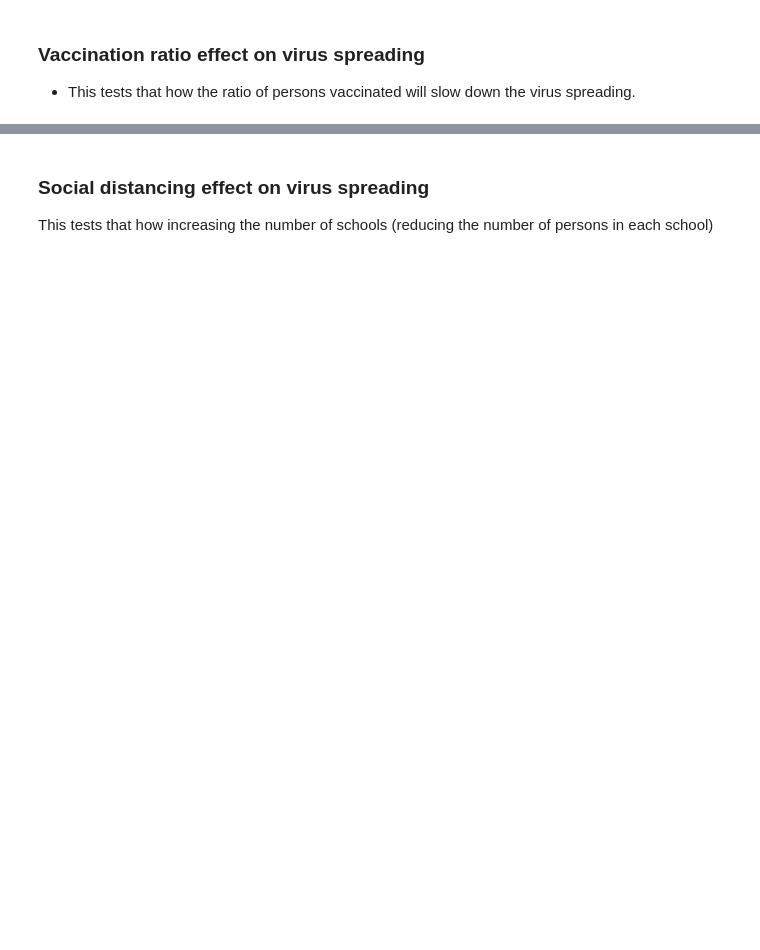
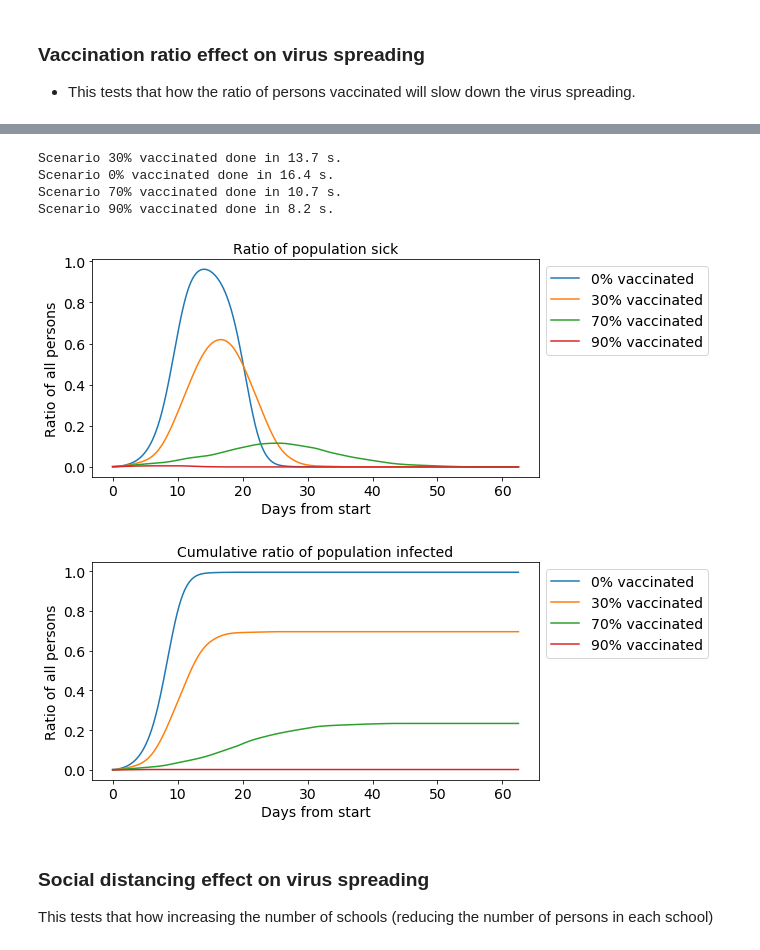
Before and after one commit to Kursula/virus_spreading_simulator, a Jupyter notebook: Virus_sim.ipynb, the cells around one changed output, grey strips where cells are left out. Saved outputs shown, nothing was run; the diff lists cells and outputs as text; code cells hidden in the pictures; blank space fills up the shorter version.

```diff
--- a/Virus_sim.ipynb
+++ b/Virus_sim.ipynb
@@ -247,26 +249,3 @@ Sim round took 6.3 s
 # %% [markdown]
 ### Vaccination ratio effect on virus spreading
 - This tests that how the ratio of persons vaccinated will slow down the virus spreading.
-# %%
-results = {}
-for param in [0, 0.30, 0.7, 0.90]:
-    t0 = time.time()
-    persons, events = setup_simulation(virus=virus,
-                                       vaccinated_ratio=param,
-                                       sick_leave_ok_ratio=0,
-                                       n_sick=4)
-    timestamps, sick_ratio = run_sim(persons=persons,
-                                     events=events,
-                                     virus=virus,
-                                     sim_hours=1500)
-    t1 = time.time()
-    print('Sim round took {:0.1f} s'.format(t1 - t0))
-    results[param] = {}
-    results[param]['x'] = timestamps
-    results[param]['sick_ratio'] = sick_ratio
-    cumul_infs = cumul_inf_ratio(persons=persons, timestamps=timestamps)
-    results[param]['cumul_new_inf'] = cumul_infs
-    results[param]['label'] = '{:0.0f}% vaccinated'.format(param * 100)
-
-plot_sick_ratio(results)
-plot_cumul_inf_ratio(results)
@@ -280,3 +252,32 @@ Sim round took 6.6 s
+# %%
+scenarios = []
+for param in [0, 0.30, 0.7, 0.90]:
+    virus = setup_virus()
+    scen = setup_simulation(
+        virus=virus,
+        vaccinated_ratio=param
+    )
+    scen['label'] = '{:0.0f}% vaccinated'.format(param * 100)
+    scen['virus'] = virus
+    scen['sim_hours'] = 1500
+    scenarios.append(scen)
+
+with Pool(processes=2) as pool:
+    scenarios = pool.map(run_simulation, scenarios)
+
+# Calculate results
+for scen in scenarios:
+    cumul_inf_ratio(scen)
+
+plot_sick_ratio(scenarios)
+plot_cumul_inf_ratio(scenarios)
+# %% [output]
+Scenario 30% vaccinated done in 13.7 s.
+Scenario 0% vaccinated done in 16.4 s.
+Scenario 70% vaccinated done in 10.7 s.
+Scenario 90% vaccinated done in 8.2 s.
+[figure, added]
+[figure, added]
 # %% [markdown]
 ### Social distancing effect on virus spreading
 This tests that how increasing the number of schools (reducing the number of persons in each school)
```
Also changed, not shown: parts of 9 cells of this notebook, 6 other files.
